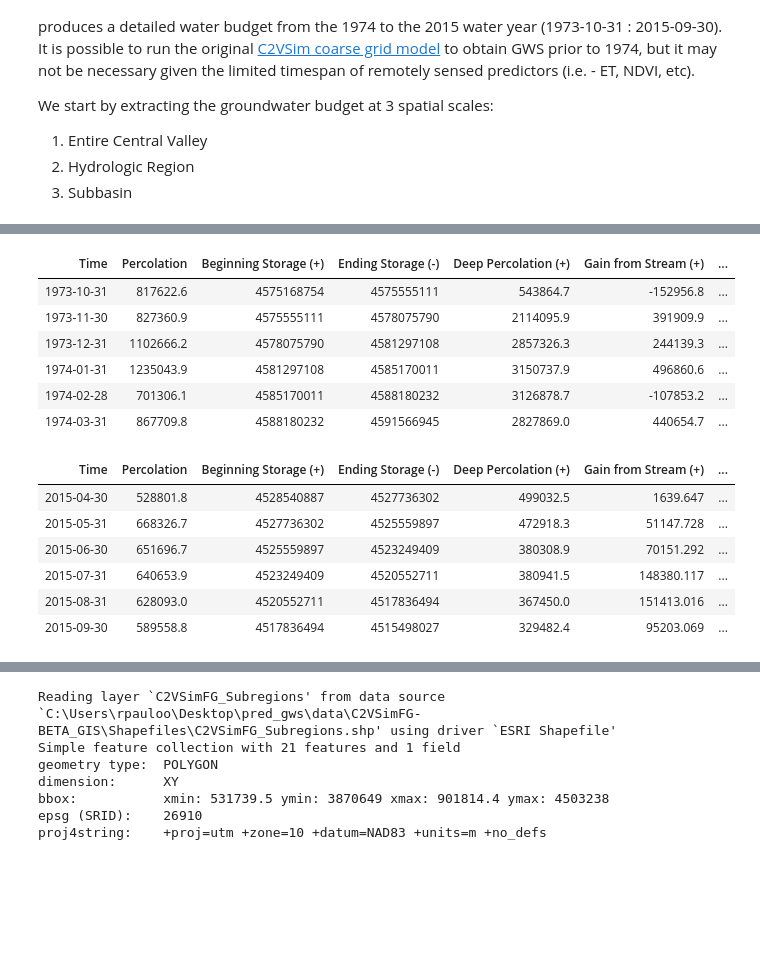
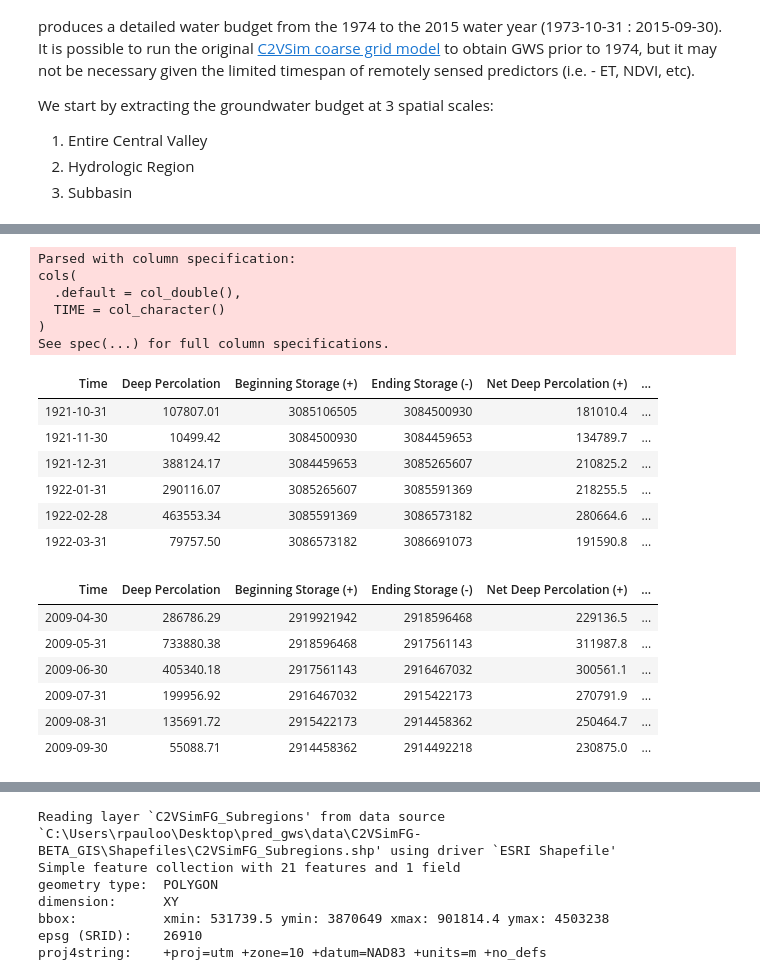
Before and after one commit to richpauloo/pred_gws, a Jupyter notebook: code/00_prepare_response_vars.ipynb, the cells around one changed output, grey strips where cells are left out. Drawn from its saved outputs; the diff is of its cells as text; code cells hidden in the pictures; blank space fills up the shorter version.

Commit message:
compare cvhm, c2vsim, and c2vsimfg

```diff
--- a/code/00_prepare_response_vars.ipynb
+++ b/code/00_prepare_response_vars.ipynb
@@ -40,23 +40,37 @@ The following object is masked from 'package:ggplot2':
     ggsave
 # %%
 # read water budget for entire cv
-d <- read_xlsx("C:/Users/rpauloo/Desktop/pred_gws/data/C2VSimFG-BETA_PublicRelease/Excel/C2VSimFG_GWBudget.xlsx",
-               sheet = 22,
-               skip = 4)
+d1 <- read_xlsx("C:/Users/rpauloo/Desktop/pred_gws/data/C2VSimFG-BETA_PublicRelease/Excel/C2VSimFG_GWBudget.xlsx",
+                sheet = 22,
+                skip = 4)
+
+d2 <- read_xlsx("C:/Users/rpauloo/Documents/Github/pred_gws/data/C2VSim_CG_1921IC_Groundwater budget.xlsx",
+                sheet = 22,
+                skip = 4)
+
+d3 <- read_csv("C:/Users/rpauloo/Documents/Github/pred_gws/data/zonebudget/CVHM_budget_subregion.csv",
+                skip = 1)
+# %% [output]
+Parsed with column specification:
+cols(
+  .default = col_double(),
+  TIME = col_character()
+)
+See spec(...) for full column specifications.
 # %%
-head(d); tail(d)
+head(d2); tail(d2)
 # %% [output]
-| Time | Percolation | Beginning Storage (+) | Ending Storage (-) | Deep Percolation (+) | Gain from Stream (+) | ... |
-| 1973-10-31 | 817622.6 | 4575168754 | 4575555111 | 543864.7 | -152956.8 | ... |
-| 1973-11-30 | 827360.9 | 4575555111 | 4578075790 | 2114095.9 | 391909.9 | ... |
-| 1973-12-31 | 1102666.2 | 4578075790 | 4581297108 | 2857326.3 | 244139.3 | ... |
-| 1974-01-31 | 1235043.9 | 4581297108 | 4585170011 | 3150737.9 | 496860.6 | ... |
-| 1974-02-28 | 701306.1 | 4585170011 | 4588180232 | 3126878.7 | -107853.2 | ... |
-| 1974-03-31 | 867709.8 | 4588180232 | 4591566945 | 2827869.0 | 440654.7 | ... |
+| Time | Deep Percolation | Beginning Storage (+) | Ending Storage (-) | Net Deep Percolation (+) | ... |
+| 1921-10-31 | 107807.01 | 3085106505 | 3084500930 | 181010.4 | ... |
+| 1921-11-30 | 10499.42 | 3084500930 | 3084459653 | 134789.7 | ... |
+| 1921-12-31 | 388124.17 | 3084459653 | 3085265607 | 210825.2 | ... |
+| 1922-01-31 | 290116.07 | 3085265607 | 3085591369 | 218255.5 | ... |
+| 1922-02-28 | 463553.34 | 3085591369 | 3086573182 | 280664.6 | ... |
+| 1922-03-31 | 79757.50 | 3086573182 | 3086691073 | 191590.8 | ... |
-| Time | Percolation | Beginning Storage (+) | Ending Storage (-) | Deep Percolation (+) | Gain from Stream (+) | ... |
-| 2015-04-30 | 528801.8 | 4528540887 | 4527736302 | 499032.5 | 1639.647 | ... |
-| 2015-05-31 | 668326.7 | 4527736302 | 4525559897 | 472918.3 | 51147.728 | ... |
-| 2015-06-30 | 651696.7 | 4525559897 | 4523249409 | 380308.9 | 70151.292 | ... |
-| 2015-07-31 | 640653.9 | 4523249409 | 4520552711 | 380941.5 | 148380.117 | ... |
-| 2015-08-31 | 628093.0 | 4520552711 | 4517836494 | 367450.0 | 151413.016 | ... |
-| 2015-09-30 | 589558.8 | 4517836494 | 4515498027 | 329482.4 | 95203.069 | ... |
+| Time | Deep Percolation | Beginning Storage (+) | Ending Storage (-) | Net Deep Percolation (+) | ... |
+| 2009-04-30 | 286786.29 | 2919921942 | 2918596468 | 229136.5 | ... |
+| 2009-05-31 | 733880.38 | 2918596468 | 2917561143 | 311987.8 | ... |
+| 2009-06-30 | 405340.18 | 2917561143 | 2916467032 | 300561.1 | ... |
+| 2009-07-31 | 199956.92 | 2916467032 | 2915422173 | 270791.9 | ... |
+| 2009-08-31 | 135691.72 | 2915422173 | 2914458362 | 250464.7 | ... |
+| 2009-09-30 | 55088.71 | 2914458362 | 2914492218 | 230875.0 | ... |
```
Also changed, not shown: parts of 4 cells of this notebook, 3 other files.
